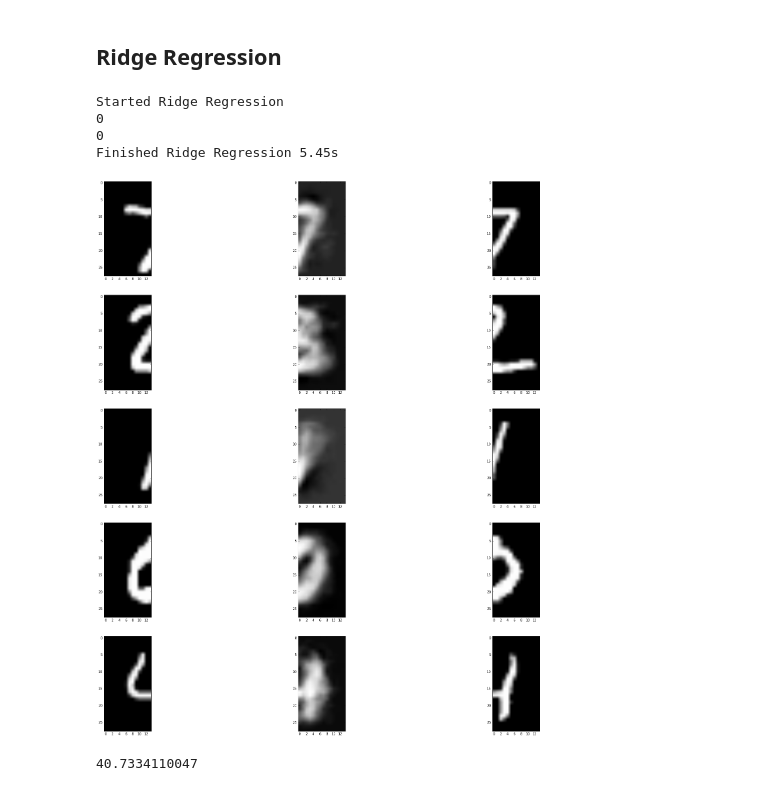
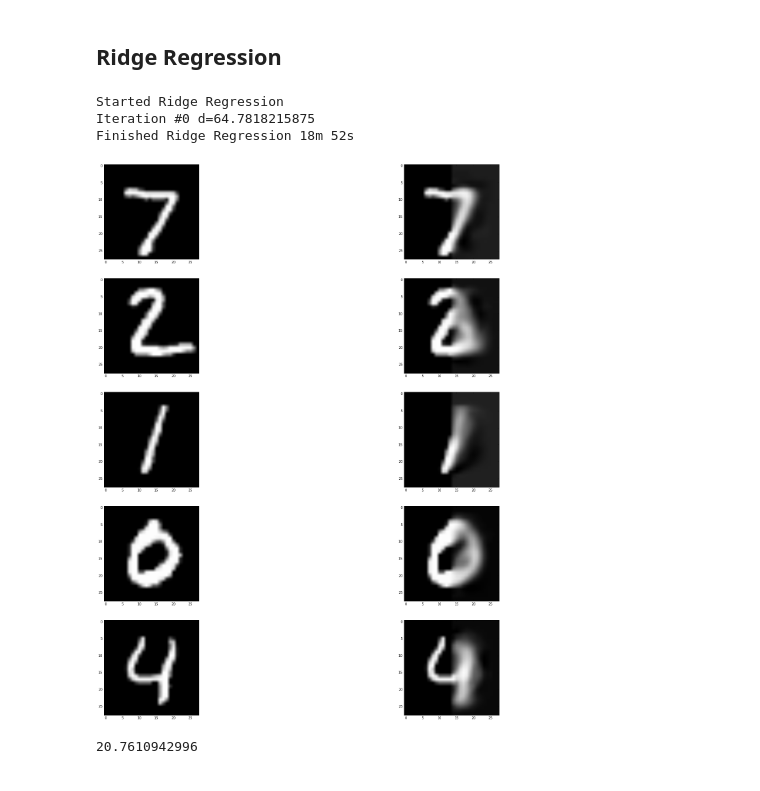
Before and after one commit to ehlemur-zz/BP, a Jupyter notebook: SOP Scratchpad.ipynb, the cells around one changed output. Cells and saved outputs as stored; diff of their text form; code cells hidden in the pictures.

```diff
--- a/SOP Scratchpad.ipynb
+++ b/SOP Scratchpad.ipynb
@@ -69,12 +74,13 @@ class Timer:
 # SOAR
 # %%
 class SOAR:
-  def __init__(self, kernel, alpha=1, batch_size=80, predict_epochs=300, predict_tol=1e-7):
+  def __init__(self, kernel, alpha=1, batch_size=80, predict_epochs=300, predict_tol=1e-7, verbose=0):
     self.kernel = kernel
     self.alpha = alpha
     self.batch_size = batch_size
     self.predict_epochs = predict_epochs
     self.predict_tol = predict_tol
+    self.verbose = verbose
 
   def fit(self, neutral, smiling):
     self.n, self.d = smiling.shape
@@ -83,6 +89,9 @@ class SOAR:
     self.smiling = smiling
 
     self.fit_epochs = (self.n + self.batch_size - 1) / self.batch_size
+
+    if self.verbose > 0:
+      print 'Training with batch_size={} in {} epochs'.format(self.batch_size, self.fit_epochs)
 
     self.a = np.zeros((self.n, self.d))
     for i in range(self.fit_epochs):
@@ -94,8 +103,8 @@ class SOAR:
       self.kernel.set_x(neutral_idxs, neutral_idxs)   # (n, n)
       self.kernel.set_y(smiling_idxs, smiling_idxs)   # (n, n)
       for j in range(self.d):
-        if j % 1000== 0:
-          print j
+        if self.verbose > 0 and j % self.verbose == 0:
+          print 'Training feature {} at epoch {}'.format(j, i)
         self.a[fr:to,j] = (np.linalg.inv(self.kernel(j) + I_n)
                            .dot(smiling_idxs[:,j]))
     self.a = self.a.T
@@ -110,7 +119,10 @@ class SOAR:
       Y2 = np.zeros(Y1.shape)
       for j in range(self.d):
         Y2[:,j] = self.kernel(j).dot(self.a[j])
+      Y2 = normalize(Y2)
       d = MSE(Y1, Y2)
+      if self.verbose > 0 and _ % self.verbose == 0:
+        print 'Iteration #{} d={}'.format(_, d)
       if d < self.predict_tol:
         break
       Y1 = Y2
@@ -289,6 +292,13 @@ mnist_training_r = mnist_training[:,:,MNIST_SPLIT:].reshape(-1, MNIST_HDIM)
 
 mnist_test_l = mnist_test[:,:,:MNIST_SPLIT].reshape(-1, MNIST_HDIM)
 mnist_test_r = mnist_test[:,:,MNIST_SPLIT:].reshape(-1, MNIST_HDIM)
+
+mnist_training = mnist_training.reshape(-1, MNIST_DIM)
+mnist_test = mnist_test.reshape(-1, MNIST_DIM)
+# %%
+def mnist_join(left, right):
+  return np.append(left.reshape(-1, *MNIST_HSHAPE), right.reshape(-1, *MNIST_HSHAPE),
+                   axis=2).reshape(-1, MNIST_DIM)
 # %% [markdown]
 ## Ridge Regression
 # %%
@@ -296,21 +306,23 @@ class MNIST_RidgeRegression:
   def set_x(self, X1, X2):
     self.X = X1.dot(X2.T) + 1
   def set_y(self, Y1, Y2):
-    pass
+    self.Y = 0
   def __call__(self, k):
-    return self.X
+    return self.X + self.Y
 # %%
 with Timer("Ridge Regression"):
-  rr = (SOAR(MNIST_RidgeRegression(), batch_size=740, alpha=100)
-        .fit(mnist_training_l[:1000], mnist_training_r[:1000]))
-  rrp = rr.predict(mnist_test_l[:1000])
+  rr = (SOAR(MNIST_RidgeRegression(), batch_size=740, alpha=10)
+        .fit(mnist_training_l, mnist_training_r))
+  rr.verbose = 20
+  rrp = rr.predict(mnist_test_l)
 
-plot_many(MNIST_HSHAPE, 3, mnist_test_l[:5], rrp[:5], mnist_test_r[:5])
-print MSE(rrp, mnist_test_r[:1000])
+rr_digits = mnist_join(mnist_test_l, rrp)
+
+plot_many(MNIST_SHAPE, 2, mnist_test[:5], rr_digits[:5])
+print MSE(rrp, mnist_test_r)
 # %% [output]
 Started Ridge Regression
-0
-0
-Finished Ridge Regression 5.45s
+Iteration #0 d=64.7818215875
+Finished Ridge Regression 18m 52s
-[figure, old version]
+[figure, new version]
-40.7334110047
+20.7610942996
```
Also changed, not shown: parts of 5 cells of this notebook.
